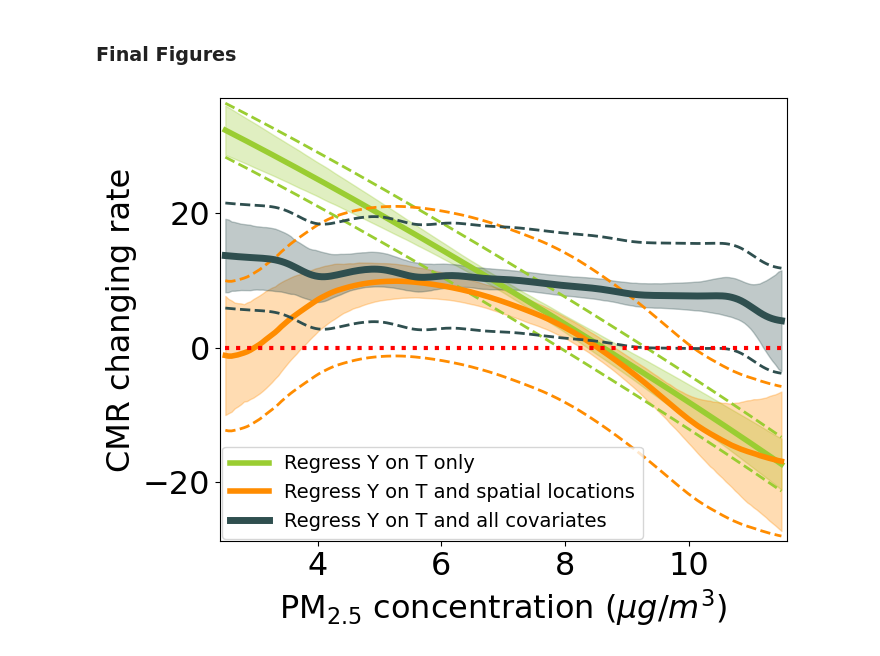
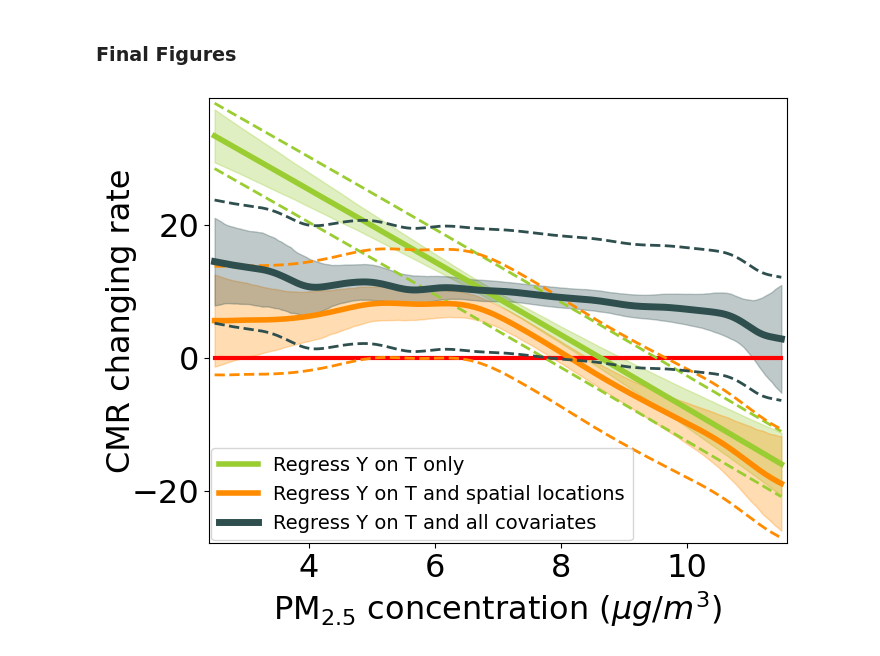
Before and after one commit to zhangyk8/npDoseResponse, a Jupyter notebook: Paper_Code/PM25_App/Real-World Applications.ipynb, the cells around one changed output. Drawn from its saved outputs; the diff is of its cells as text; code cells hidden in the pictures.

```diff
--- a/Paper_Code/PM25_App/Real-World Applications.ipynb
+++ b/Paper_Code/PM25_App/Real-World Applications.ipynb
@@ -559,18 +493,8 @@ The current bandwidth for confounding variables in the local polynomial regressi
 # %%
-B = 1000
-theta_est_boot_arr3 = []
-m_est_boot_arr3 = []
-for b in range(1, B+1):
-    if b == 1:
-        with open('./Results_New/PM25_App_Full_Bootstrap_'+str(b)+'_new2.dat', "rb") as file:
-            theta_est3, m_est3, Y_RA3, Y_RA_deriv3, theta_est_boot3, m_est_boot3, Y_RA_boot3, Y_RA_deriv_boot3 = pickle.load(file)
-    else:
-        with open('./Results_New/PM25_App_Full_Bootstrap_'+str(b)+'_new2.dat', "rb") as file:
-            theta_est_boot3, m_est_boot3, Y_RA_boot3, Y_RA_deriv_boot3 = pickle.load(file)
-    theta_est_boot_arr3.append(theta_est_boot3)
-    m_est_boot_arr3.append(m_est_boot3)
-theta_est_boot_arr3 = np.array(theta_est_boot_arr3)
-m_est_boot_arr3 = np.array(m_est_boot_arr3)
+with open('./Syn_Results/PM25_App_Full_new_bw.dat', "rb") as file:
+    theta_est3, m_est3, Y_RA3, Y_RA_deriv3, theta_est_boot_arr3, m_est_boot_arr3, \
+    Y_RA_deriv_boot_arr3, Y_RA_boot_arr3 = pickle.load(file)
+
 theta_boot_sup3 = np.max(np.abs(theta_est_boot_arr3 - theta_est3), axis=1)
 m_boot_sup3 = np.max(np.abs(m_est_boot_arr3 - m_est3), axis=1)
 
@@ -627,20 +549,10 @@ plt.show()
 # Focus on the range 2.5--11.5
 cri_in = (t_qry >= 2.5) & (t_qry <= 11.5)
 
-B = 1000
-theta_est_boot_arr3 = []
-m_est_boot_arr3 = []
-for b in range(1, B+1):
-    if b == 1:
-        with open('./Results_New/PM25_App_Full_Bootstrap_'+str(b)+'_new2.dat', "rb") as file:
-            theta_est3, m_est3, Y_RA3, Y_RA_deriv3, theta_est_boot3, m_est_boot3, Y_RA_boot3, Y_RA_deriv_boot3 = pickle.load(file)
-    else:
-        with open('./Results_New/PM25_App_Full_Bootstrap_'+str(b)+'_new2.dat', "rb") as file:
-            theta_est_boot3, m_est_boot3, Y_RA_boot3, Y_RA_deriv_boot3 = pickle.load(file)
-    theta_est_boot_arr3.append(theta_est_boot3)
-    m_est_boot_arr3.append(m_est_boot3)
-theta_est_boot_arr3 = np.array(theta_est_boot_arr3)
-m_est_boot_arr3 = np.array(m_est_boot_arr3)
+with open('./Syn_Results/PM25_App_Full_new_bw.dat', "rb") as file:
+    theta_est3, m_est3, Y_RA3, Y_RA_deriv3, theta_est_boot_arr3, m_est_boot_arr3, \
+    Y_RA_deriv_boot_arr3, Y_RA_boot_arr3 = pickle.load(file)
+
 theta_boot_sup3 = np.max(np.abs(theta_est_boot_arr3 - theta_est3)[:,cri_in], axis=1)
 m_boot_sup3 = np.max(np.abs(m_est_boot_arr3 - m_est3)[:,cri_in], axis=1)
 
@@ -702,35 +614,36 @@ plt.show()
 # %%
 plt.rcParams.update({'font.size': 23})
 plt.figure(figsize=(7.5, 6))
+plt.plot(t_qry3r, np.zeros_like(t_qry3r), color='red', linewidth=3)
+
 plt.plot(t_qry2r, theta_est2r, linewidth=4, color='yellowgreen', label='Regress Y on T only')
 plt.fill_between(t_qry2r, theta_est2r - theta_alpha_var2r, theta_est2r + theta_alpha_var2r,
                  color='yellowgreen', alpha=.3)
 plt.plot(t_qry2r, theta_est2r - theta_alpha2r, linestyle='dashed', color='yellowgreen', linewidth=2)
 plt.plot(t_qry2r, theta_est2r + theta_alpha2r, linestyle='dashed', color='yellowgreen', linewidth=2)
 
 
 plt.plot(t_qry1r, theta_est1r, linewidth=4, color='darkorange', label='Regress Y on T and spatial locations')
 plt.fill_between(t_qry1r, theta_est1r - theta_alpha_var1r, theta_est1r + theta_alpha_var1r,
                  color='darkorange', alpha=.3)
 plt.plot(t_qry1r, theta_est1r - theta_alpha1r, linestyle='dashed', color='darkorange', linewidth=2)
 plt.plot(t_qry1r, theta_est1r + theta_alpha1r, linestyle='dashed', color='darkorange', linewidth=2)
 
 
 plt.plot(t_qry3r, theta_est3r, linewidth=5, color='darkslategray', label='Regress Y on T and all covariates')
 plt.fill_between(t_qry3r, theta_est3r - theta_alpha_var3r, theta_est3r + theta_alpha_var3r,
                  color='darkslategray', alpha=.3)
 plt.plot(t_qry3r, theta_est3r - theta_alpha3r, linestyle='dashed', color='darkslategray', linewidth=2)
 plt.plot(t_qry3r, theta_est3r + theta_alpha3r, linestyle='dashed', color='darkslategray', linewidth=2)
 
-plt.plot(t_qry3r, np.zeros_like(t_qry3r), color='red', linestyle='dotted', linewidth=3)
 plt.legend(fontsize=14, loc='lower left', bbox_to_anchor=(-0.013, -0.016))
 plt.xlabel('PM$_{2.5}$ concentration ($\mu g/m^3$)')
-plt.ylabel('CMR changing rate')
+plt.ylabel('CMR changing rate', labelpad=-4)
 plt.margins(x=0.01, y=0.012)
 plt.tight_layout()
 plt.savefig('./Figures/PM25_theta.pdf', bbox_inches='tight')
 # %% [output]
-[figure, old version]
+[figure, new version]
 # %%
 plt.rcParams.update({'font.size': 23})
 plt.figure(figsize=(7.5, 6))
```
Also changed, not shown: parts of 21 cells of this notebook, 4 other files.
